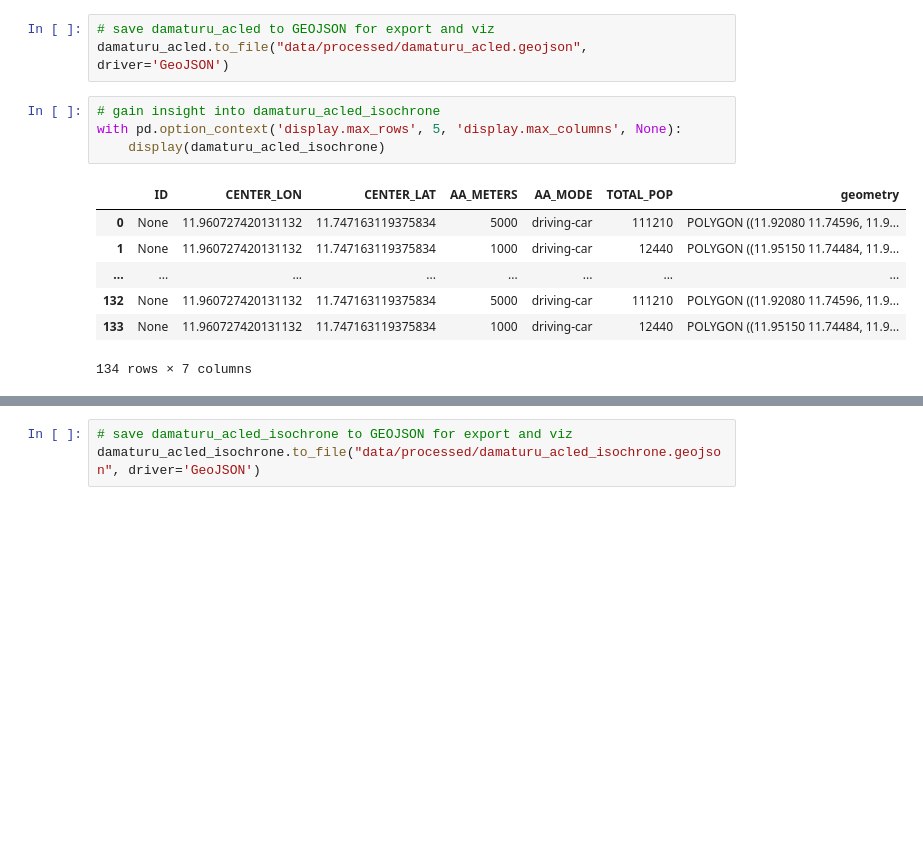
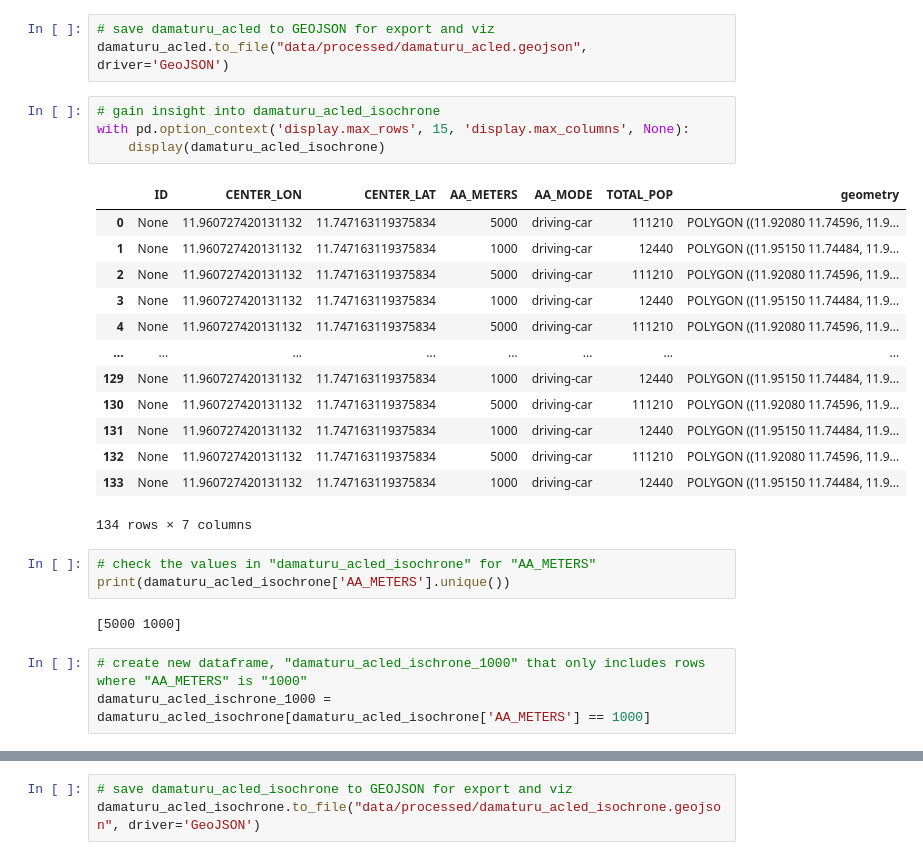
Before and after one commit to carolinecullinan/damaturu-nigeria-idp, a Jupyter notebook: notebooks/1-cgc-cleaning.ipynb, the cells around one changed output, grey strips where cells are left out. Saved outputs shown, nothing was run; the diff lists cells and outputs as text; blank space fills up the shorter version.

Commit message:
conflict 1km and 5km ischrone update

```diff
--- a/notebooks/1-cgc-cleaning.ipynb
+++ b/notebooks/1-cgc-cleaning.ipynb
@@ -912,13 +912,27 @@ Index(['event_id_c', 'event_date', 'year', 'time_preci', 'disorder_t',
 damaturu_acled.to_file("data/processed/damaturu_acled.geojson", driver='GeoJSON')
 # %%
 # gain insight into damaturu_acled_isochrone
-with pd.option_context('display.max_rows', 5, 'display.max_columns', None):
+with pd.option_context('display.max_rows', 15, 'display.max_columns', None):
     display(damaturu_acled_isochrone)
 # %% [output]
 |  | ID | CENTER_LON | CENTER_LAT | AA_METERS | AA_MODE | TOTAL_POP | geometry |
 | 0 | None | 11.960727420131132 | 11.747163119375834 | 5000 | driving-car | 111210 | POLYGON ((11.92080 11.74596, 11.9... |
 | 1 | None | 11.960727420131132 | 11.747163119375834 | 1000 | driving-car | 12440 | POLYGON ((11.95150 11.74484, 11.9... |
+| 2 | None | 11.960727420131132 | 11.747163119375834 | 5000 | driving-car | 111210 | POLYGON ((11.92080 11.74596, 11.9... |
+| 3 | None | 11.960727420131132 | 11.747163119375834 | 1000 | driving-car | 12440 | POLYGON ((11.95150 11.74484, 11.9... |
+| 4 | None | 11.960727420131132 | 11.747163119375834 | 5000 | driving-car | 111210 | POLYGON ((11.92080 11.74596, 11.9... |
 | ... | ... | ... | ... | ... | ... | ... | ... |
+| 129 | None | 11.960727420131132 | 11.747163119375834 | 1000 | driving-car | 12440 | POLYGON ((11.95150 11.74484, 11.9... |
+| 130 | None | 11.960727420131132 | 11.747163119375834 | 5000 | driving-car | 111210 | POLYGON ((11.92080 11.74596, 11.9... |
+| 131 | None | 11.960727420131132 | 11.747163119375834 | 1000 | driving-car | 12440 | POLYGON ((11.95150 11.74484, 11.9... |
 | 132 | None | 11.960727420131132 | 11.747163119375834 | 5000 | driving-car | 111210 | POLYGON ((11.92080 11.74596, 11.9... |
 | 133 | None | 11.960727420131132 | 11.747163119375834 | 1000 | driving-car | 12440 | POLYGON ((11.95150 11.74484, 11.9... |
 134 rows × 7 columns
+# %%
+# check the values in "damaturu_acled_isochrone" for "AA_METERS"
+print(damaturu_acled_isochrone['AA_METERS'].unique())
+# %% [output]
+[5000 1000]
+# %%
+# create new dataframe, "damaturu_acled_ischrone_1000" that only includes rows where "AA_METERS" is "1000"
+damaturu_acled_ischrone_1000 = damaturu_acled_isochrone[damaturu_acled_isochrone['AA_METERS'] == 1000]
```
Also changed, not shown: parts of 4 cells of this notebook, 2 other files.
